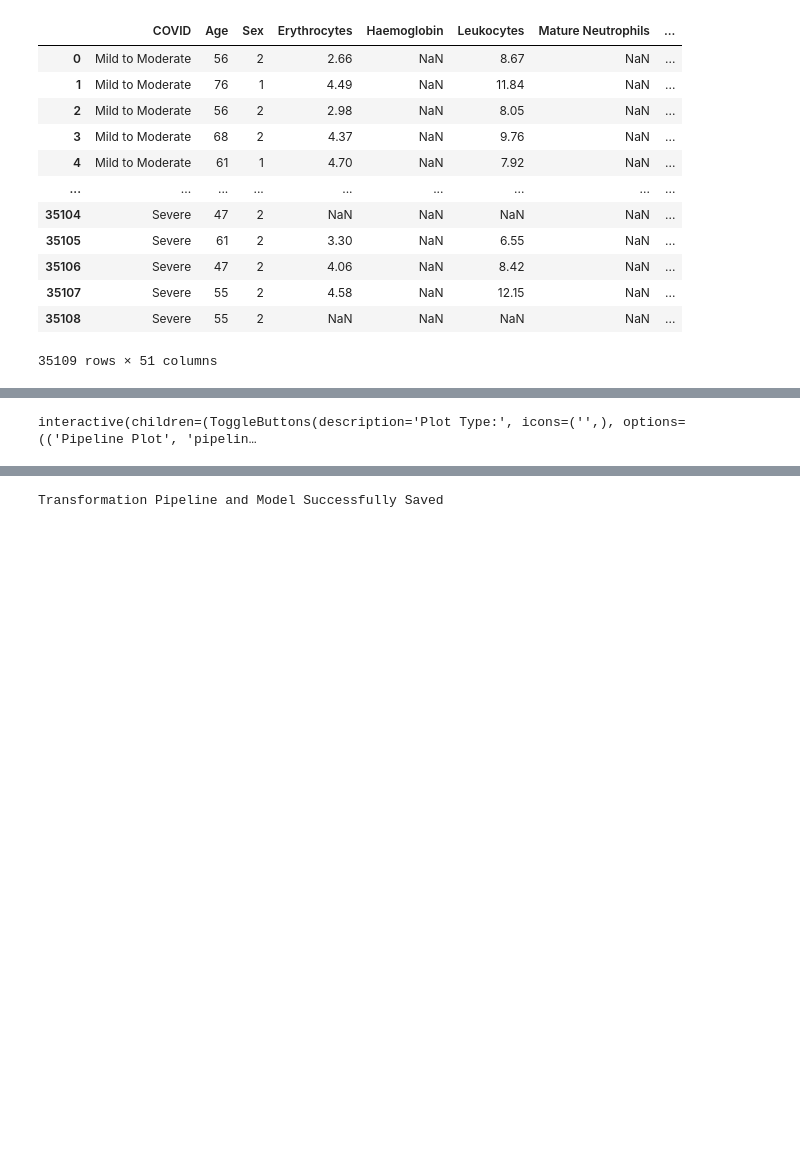
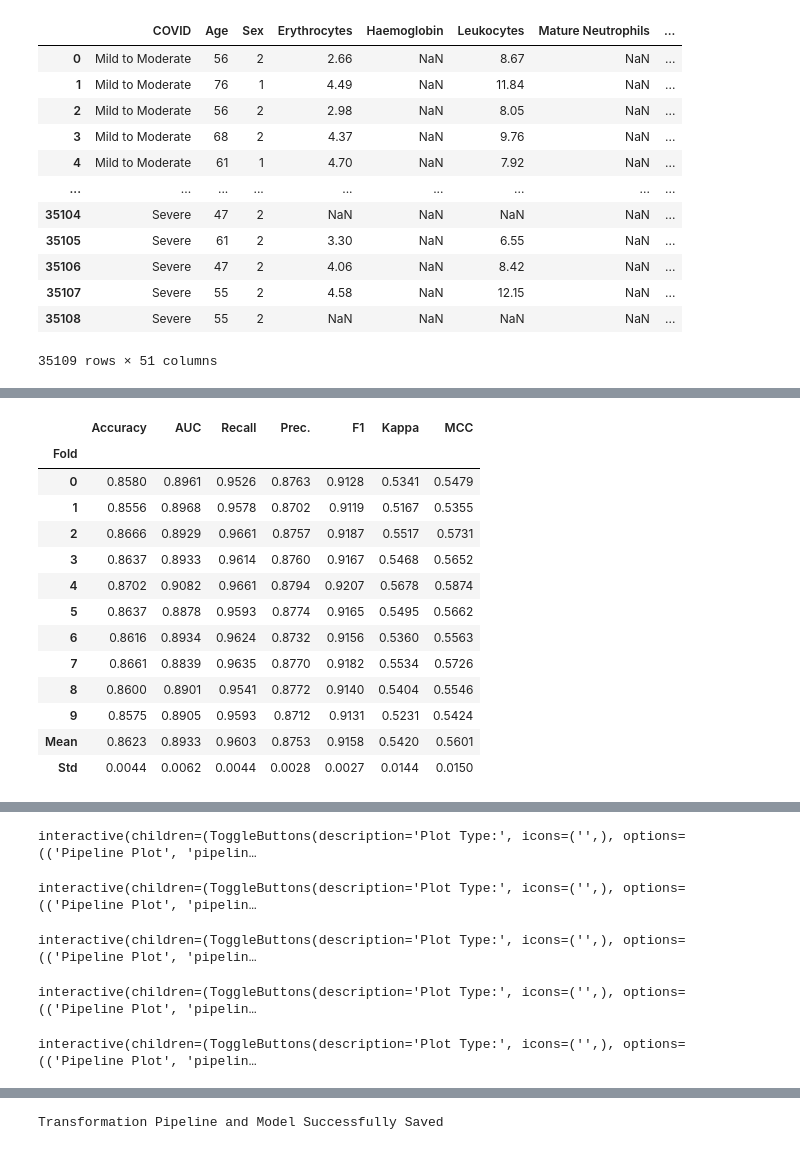
Before and after one commit to COVID-19-Severity/DataSet, a Jupyter notebook: COVID19_Machine_Learning_Biomarkers.ipynb, the cells around one changed output, grey strips where cells are left out. Saved outputs shown, nothing was run; the diff lists cells and outputs as text; code cells hidden in the pictures; blank space fills up the shorter version.

```diff
--- a/COVID19_Machine_Learning_Biomarkers.ipynb
+++ b/COVID19_Machine_Learning_Biomarkers.ipynb
@@ -175,0 +236,4 @@ model_lightgbm = classification.create_model("lightgbm")
+# %%
+# Fifth: The Gradient Boosting Classifier (gbc) model fifth the best performance.
+model_gbc = classification.create_model("gbc")
+# %% [output]
@@ -175,0 +241,14 @@ model_lightgbm = classification.create_model("lightgbm")
+|  | Accuracy | AUC | Recall | Prec. | F1 | Kappa | MCC |
+| Fold |  |  |  |  |  |  |  |
+| 0 | 0.8580 | 0.8961 | 0.9526 | 0.8763 | 0.9128 | 0.5341 | 0.5479 |
+| 1 | 0.8556 | 0.8968 | 0.9578 | 0.8702 | 0.9119 | 0.5167 | 0.5355 |
+| 2 | 0.8666 | 0.8929 | 0.9661 | 0.8757 | 0.9187 | 0.5517 | 0.5731 |
+| 3 | 0.8637 | 0.8933 | 0.9614 | 0.8760 | 0.9167 | 0.5468 | 0.5652 |
+| 4 | 0.8702 | 0.9082 | 0.9661 | 0.8794 | 0.9207 | 0.5678 | 0.5874 |
+| 5 | 0.8637 | 0.8878 | 0.9593 | 0.8774 | 0.9165 | 0.5495 | 0.5662 |
+| 6 | 0.8616 | 0.8934 | 0.9624 | 0.8732 | 0.9156 | 0.5360 | 0.5563 |
+| 7 | 0.8661 | 0.8839 | 0.9635 | 0.8770 | 0.9182 | 0.5534 | 0.5726 |
+| 8 | 0.8600 | 0.8901 | 0.9541 | 0.8772 | 0.9140 | 0.5404 | 0.5546 |
+| 9 | 0.8575 | 0.8905 | 0.9593 | 0.8712 | 0.9131 | 0.5231 | 0.5424 |
+| Mean | 0.8623 | 0.8933 | 0.9603 | 0.8753 | 0.9158 | 0.5420 | 0.5601 |
+| Std | 0.0044 | 0.0062 | 0.0044 | 0.0028 | 0.0027 | 0.0144 | 0.0150 |
@@ -179,4 +259,24 @@ model_lightgbm = classification.create_model("lightgbm")
 classification.evaluate_model(model_lightgbm)
 # %% [output]
 interactive(children=(ToggleButtons(description='Plot Type:', icons=('',), options=(('Pipeline Plot', 'pipelin…
+# %%
+# xgboost model metrics
+classification.evaluate_model(model_xgboost)
+# %% [output]
+interactive(children=(ToggleButtons(description='Plot Type:', icons=('',), options=(('Pipeline Plot', 'pipelin…
+# %%
+# rf model metrics
+classification.evaluate_model(model_rf)
+# %% [output]
+interactive(children=(ToggleButtons(description='Plot Type:', icons=('',), options=(('Pipeline Plot', 'pipelin…
+# %%
+# et model metrics
+classification.evaluate_model(model_et)
+# %% [output]
+interactive(children=(ToggleButtons(description='Plot Type:', icons=('',), options=(('Pipeline Plot', 'pipelin…
+# %%
+# gbc model metrics
+classification.evaluate_model(model_gbc)
+# %% [output]
+interactive(children=(ToggleButtons(description='Plot Type:', icons=('',), options=(('Pipeline Plot', 'pipelin…
 # %%
```
Also changed, not shown: parts of 12 cells of this notebook.
